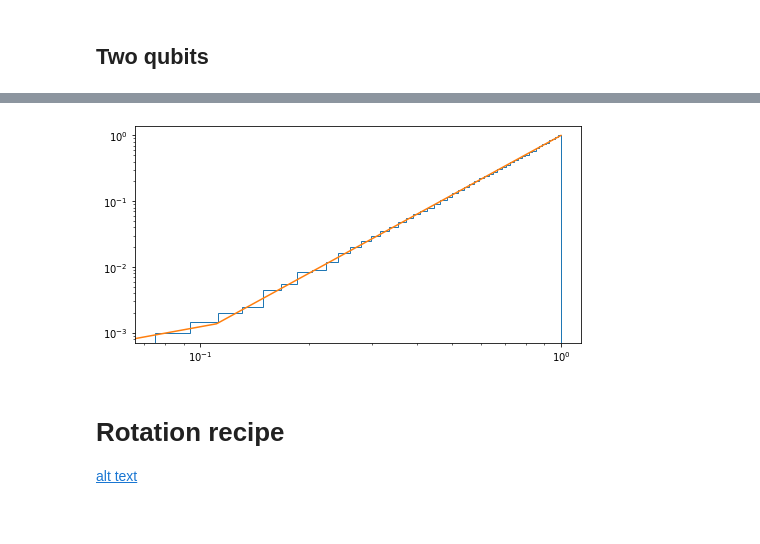
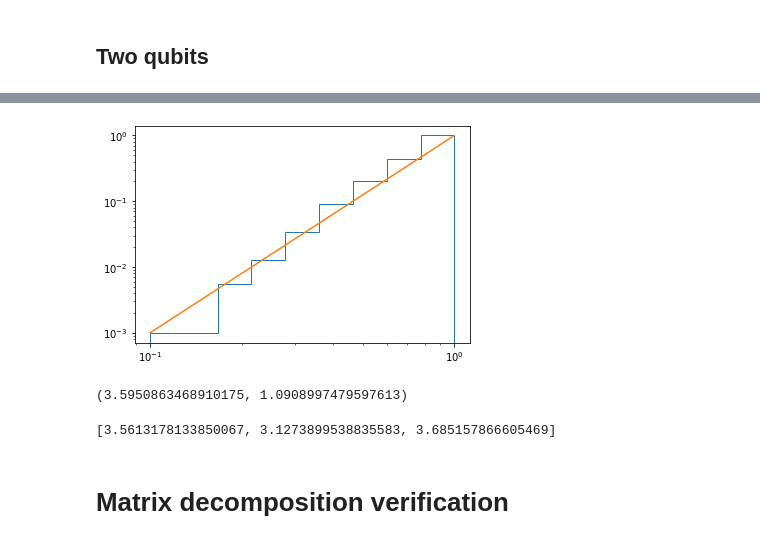
Before and after one commit to mmehrani/Randomized_Benchmarking_protocol, a Jupyter notebook: compiling procedure/compiling reachout.ipynb, the cells around one changed output, grey strips where cells are left out. Drawn from its saved outputs; the diff is of its cells as text; code cells hidden in the pictures.

```diff
--- a/compiling procedure/compiling reachout.ipynb
+++ b/compiling procedure/compiling reachout.ipynb
@@ -48,6 +46,13 @@ def normalized_abs_angle_dist(angle_range):
     dist /= np.sum(dist)
     return dist
 
+def give_v_circuit(alpha, beta, delta, qubits = [0,1]):
+    prog = Program(G,  r_theta_phi_rotation(alpha, 0, qubit =qubits[0]),
+                   r_theta_phi_rotation(3*np.pi/2,0, qubit =qubits[1]), G)
+    prog += Program( r_theta_phi_rotation(beta, np.pi/2, qubit = qubits[0]),
+                    r_theta_phi_rotation(3*np.pi/2, delta, qubit = qubits[1]), G)
+    return prog
+
 def give_random_two_quibt_circuit(qubits):
     a,b,c,d = [give_random_single_qubit_gate(qubit=qubit) for _ in range(2) for qubit in qubits]
 
@@ -56,10 +61,7 @@ def give_random_two_quibt_circuit(qubits):
                                           size = 3)
 
     prog = Program(a, b )
-    prog += Program(G,  r_theta_phi_rotation(alpha, 0, qubit =0),
-                    r_theta_phi_rotation(3*np.pi/2,0, qubit =1), G)
-    prog += Program( r_theta_phi_rotation(beta, np.pi/2, qubit = 0),
-                    r_theta_phi_rotation(3*np.pi/2, delta, qubit = 1), G)
+    prog += give_v_circuit(alpha, beta, delta, qubits = [0,1])
     prog += Program(c, d )
     return prog
 # %%
@@ -143,16 +148,26 @@ plot_bloch_sphere(two_qubit_bloch_vectors)
 # %%
 r_bloch_vectors = np.sqrt( two_qubit_bloch_vectors[:,0]**2 + two_qubit_bloch_vectors[:,1]**2 + two_qubit_bloch_vectors[:,2]**2)
 # %%
-n_bins = 50
+n_bins = 10
 
-fig, ax = plt.subplots(figsize=(8, 4))
+fig, ax = plt.subplots()
 
+bins = np.logspace(np.log10(0.1),np.log10(1),n_bins)
 # plot the cumulative histogram
-ax.hist(r_bloch_vectors, n_bins, density=True, histtype='step',
-         cumulative=True, label='Empirical')
+pop, bins, hist_ = ax.hist( r_bloch_vectors, bins, histtype='step',
+                           cumulative=True, density = True, label='Empirical')
 ax.set_yscale('log')
 ax.set_xscale('log')
-ax.plot(np.linspace(0,1,10), np.linspace(0,1,10)**3)
+# ax.plot(np.linspace(0,1,10), np.linspace(0,1,10)**slope)
+ax.plot(bins, bins**3)
 plt.show()
 # %% [output]
-[figure, old version]
+[figure, new version]
+# %%
+non_zero_mask = pop != 0
+regression_pop = pop[non_zero_mask]
+regression_bins = np.array( bins[:-1] ) [non_zero_mask]
+exp, intercept = np.polyfit(np.log(regression_bins), np.log(regression_pop), deg = 1)
+exp, intercept
+# %% [output]
+(3.5950863468910175, 1.0908997479597613)
@@ -159,3 +187,11 @@ plt.show()
+# %%
+exp_list = []
+for i in range(len(two_qubit_unitary_basis)):
+    two_qubit_bloch_vectors = np.array([reduce_to_bloch_vector(s,two_qubit_unitary_basis[i]) for s in two_final_states])
+    r_bloch_vectors = np.sqrt( two_qubit_bloch_vectors[:,0]**2 + two_qubit_bloch_vectors[:,1]**2 + two_qubit_bloch_vectors[:,2]**2)
+    exp_list.append(exponent_of_dist(r_bloch_vectors))
+exp_list
+# %% [output]
+[3.5613178133850067, 3.1273899538835583, 3.685157866605469]
 # %% [markdown]
-# Rotation recipe
-[alt text](rotation_decomposition.png "Title")
+# Matrix decomposition verification
```
Also changed, not shown: parts of 33 cells of this notebook.
